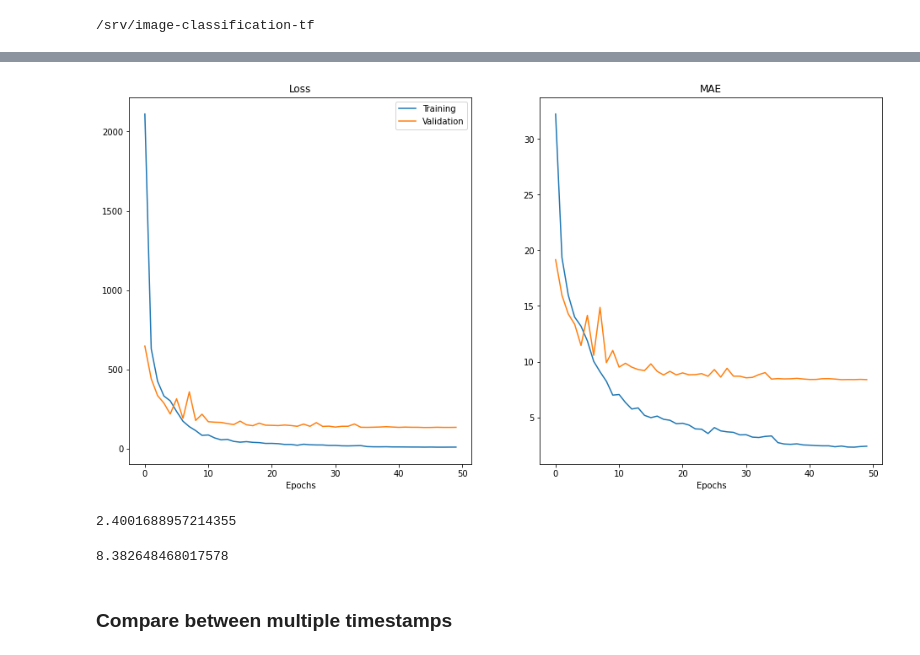
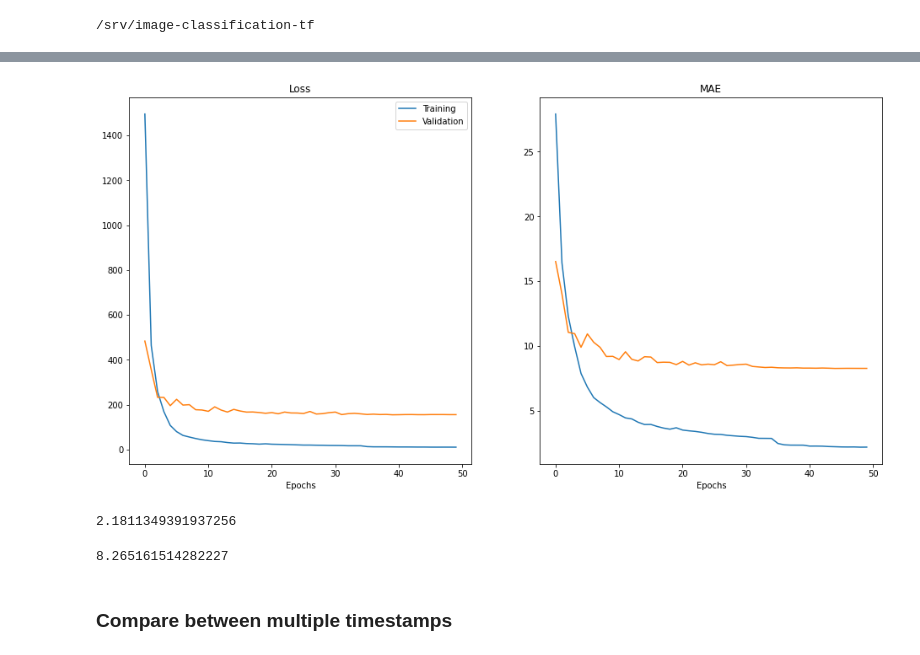
Before and after one commit to MiriamCobo/BrainGut-WineUp, a Jupyter notebook: notebooks/2.0-Model_training.ipynb, the cells around one changed output, grey strips where cells are left out. Saved outputs shown, nothing was run; the diff lists cells and outputs as text; code cells hidden in the pictures.

Commit message:
Primeros resultados modelo copas y vasos

```diff
--- a/notebooks/2.0-Model_training.ipynb
+++ b/notebooks/2.0-Model_training.ipynb
@@ -57,7 +57,7 @@ import numpy as np
 from imgclas import paths, plot_utils
 
 # User parameters to set
-TIMESTAMP = '2021-11-02_Lab_Madrid_CopasVasosAll_reg'             # timestamp of the model
+TIMESTAMP = '2021-11-03_Lab_All_CopasVasos_All_reg'             # timestamp of the model
 
 # Set the timestamp
 paths.timestamp = TIMESTAMP
@@ -83,12 +83,12 @@ Total training time: 6:15:29
-[figure, old version]
+[figure, new version]
 # %%
 stats['mean_absolute_error'][-1] # accuracy last epoch train
 # %% [output]
-2.4001688957214355
+2.1811349391937256
 # %%
 stats['val_mean_absolute_error'][-1] # acc last epoch val
 # %% [output]
-8.382648468017578
+8.265161514282227
 # %% [markdown]
 ### Compare between multiple timestamps
 # %%
```
Also changed, not shown: parts of 2 cells of this notebook, 8 other files.
